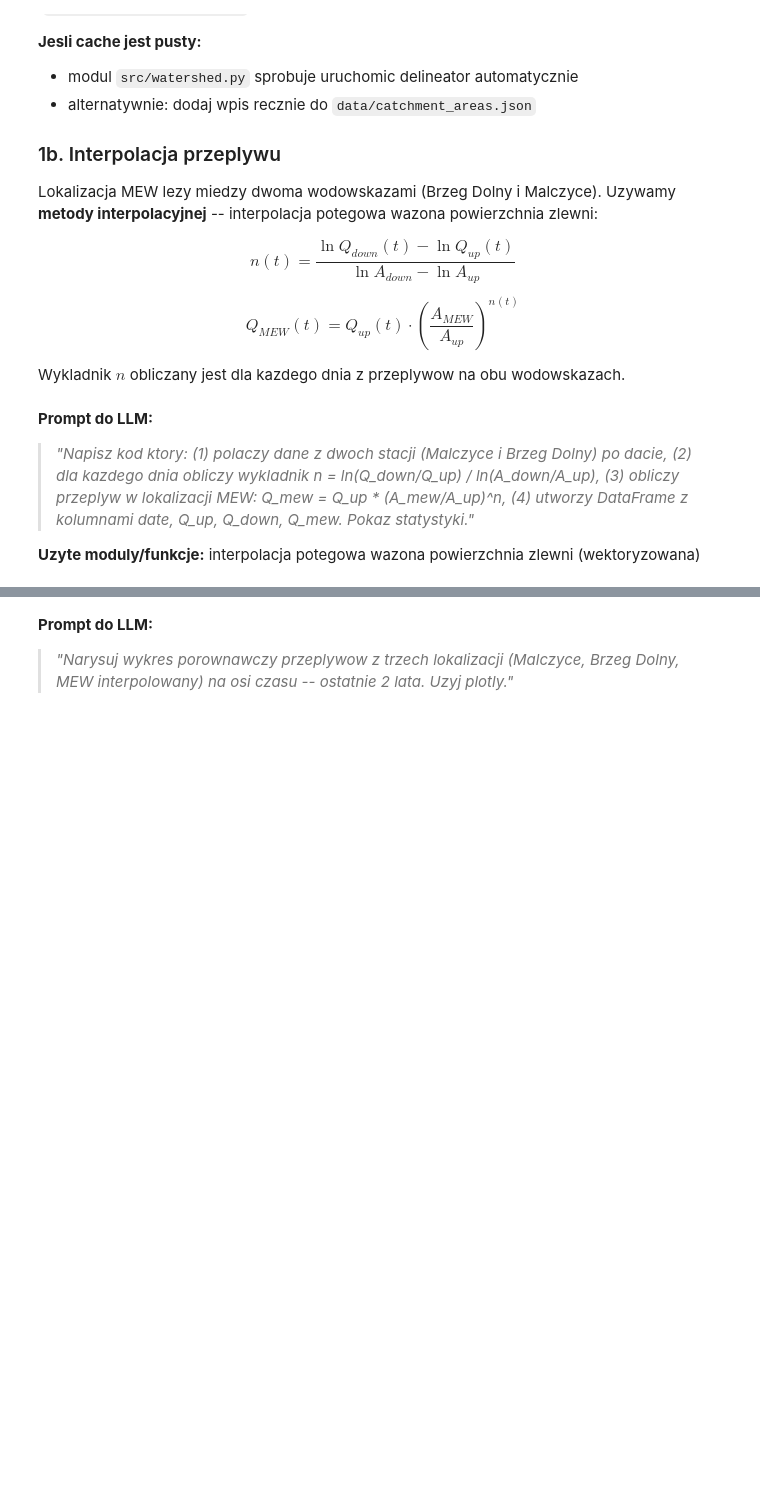
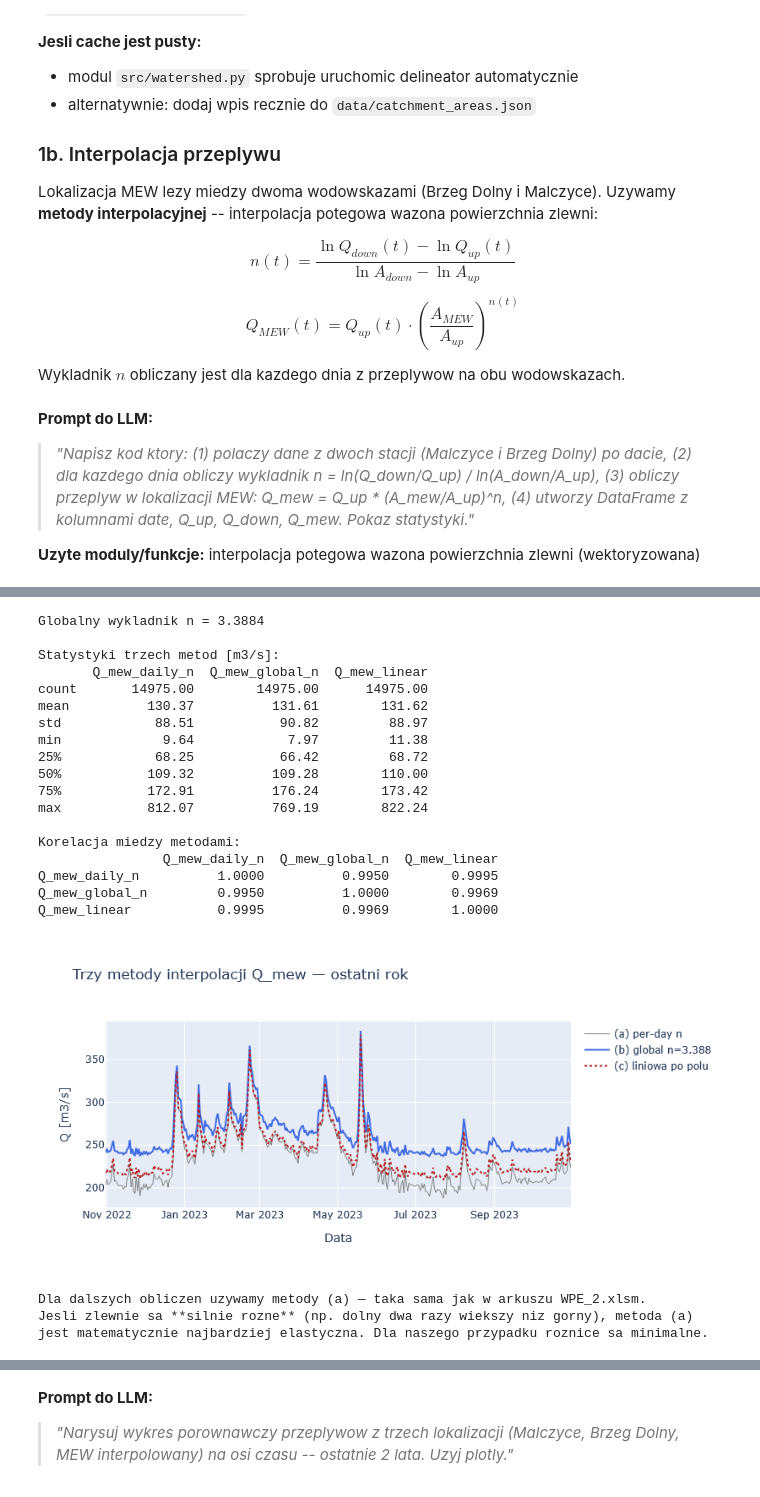
Before and after one commit to amachalski/hydropower-notebooks, a Jupyter notebook: notebooks/05_power_production.ipynb, the cells around one changed output, grey strips where cells are left out. Cells and saved outputs as stored; diff of their text form; code cells hidden in the pictures; blank space fills up the shorter version.

```diff
--- a/notebooks/05_power_production.ipynb
+++ b/notebooks/05_power_production.ipynb
@@ -188,0 +189,66 @@ Przykladowe wiersze:
+# %%
+# Porownanie trzech metod interpolacji Q -> MEW
+df_cmp = df_mew[['date', 'Q_up', 'Q_down']].copy()
+
+# (a) per-day n — to co bylo wyzej
+df_cmp['Q_mew_daily_n'] = df_mew['Q_mew']
+
+# (b) jeden globalny n z dlugoterminowych srednich
+n_global = np.log(df_mew['Q_down'].mean() / df_mew['Q_up'].mean()) / np.log(A_DOWN / A_UP)
+df_cmp['Q_mew_global_n'] = df_mew['Q_up'] * (A_TARGET / A_UP) ** n_global
+
+# (c) liniowa interpolacja po polu
+df_cmp['Q_mew_linear'] = (df_mew['Q_up']
+    + (df_mew['Q_down'] - df_mew['Q_up']) * (A_TARGET - A_UP) / (A_DOWN - A_UP))
+
+print(f'Globalny wykladnik n = {n_global:.4f}')
+print()
+print('Statystyki trzech metod [m3/s]:')
+print(df_cmp[['Q_mew_daily_n', 'Q_mew_global_n', 'Q_mew_linear']].describe().round(2))
+print()
+print('Korelacja miedzy metodami:')
+print(df_cmp[['Q_mew_daily_n', 'Q_mew_global_n', 'Q_mew_linear']].corr().round(4))
+
+# Wykres roznic dla ostatniego roku
+last_y = df_cmp[df_cmp['date'] >= df_cmp['date'].max() - pd.Timedelta(days=365)]
+fig = go.Figure()
+fig.add_trace(go.Scatter(x=last_y['date'], y=last_y['Q_mew_daily_n'],
+    mode='lines', name='(a) per-day n', line=dict(color='gray', width=1)))
+fig.add_trace(go.Scatter(x=last_y['date'], y=last_y['Q_mew_global_n'],
+    mode='lines', name=f'(b) global n={n_global:.3f}', line=dict(color='royalblue', width=2)))
+fig.add_trace(go.Scatter(x=last_y['date'], y=last_y['Q_mew_linear'],
+    mode='lines', name='(c) liniowa po polu', line=dict(color='firebrick', width=2, dash='dot')))
+fig.update_layout(
+    title='Trzy metody interpolacji Q_mew — ostatni rok',
+    xaxis_title='Data', yaxis_title='Q [m3/s]',
+    height=400, hovermode='x unified',
+)
+fig.show()
+
+print()
+print('Dla dalszych obliczen uzywamy metody (a) — taka sama jak w arkuszu WPE_2.xlsm.')
+print('Jesli zlewnie sa **silnie rozne** (np. dolny dwa razy wiekszy niz gorny), metoda (a)')
+print('jest matematycznie najbardziej elastyczna. Dla naszego przypadku roznice sa minimalne.')
+# %% [output]
+Globalny wykladnik n = 3.3884
+
+Statystyki trzech metod [m3/s]:
+       Q_mew_daily_n  Q_mew_global_n  Q_mew_linear
+count       14975.00        14975.00      14975.00
+mean          130.37          131.61        131.62
+std            88.51           90.82         88.97
+min             9.64            7.97         11.38
+25%            68.25           66.42         68.72
+50%           109.32          109.28        110.00
+75%           172.91          176.24        173.42
+max           812.07          769.19        822.24
+
+Korelacja miedzy metodami:
+                Q_mew_daily_n  Q_mew_global_n  Q_mew_linear
+Q_mew_daily_n          1.0000          0.9950        0.9995
+Q_mew_global_n         0.9950          1.0000        0.9969
+Q_mew_linear           0.9995          0.9969        1.0000
+[figure, added]
+Dla dalszych obliczen uzywamy metody (a) — taka sama jak w arkuszu WPE_2.xlsm.
+Jesli zlewnie sa **silnie rozne** (np. dolny dwa razy wiekszy niz gorny), metoda (a)
+jest matematycznie najbardziej elastyczna. Dla naszego przypadku roznice sa minimalne.
```
Also changed, not shown: parts of 14 cells of this notebook, 15 other files.
